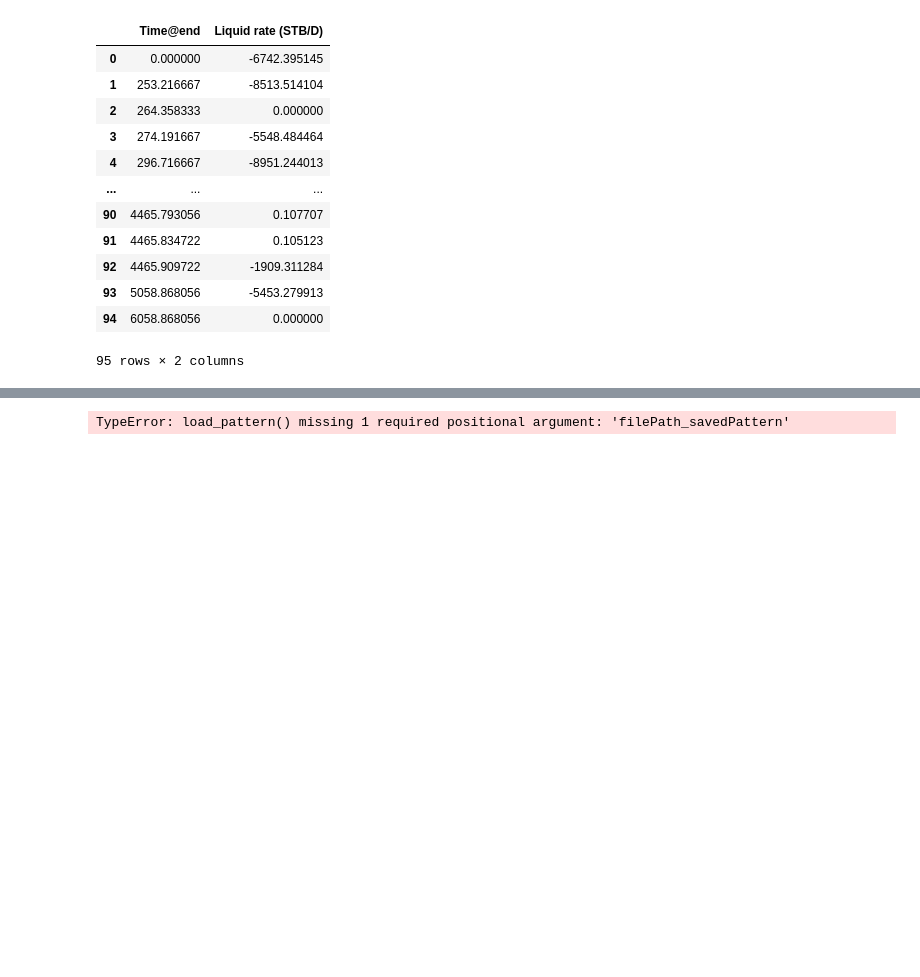
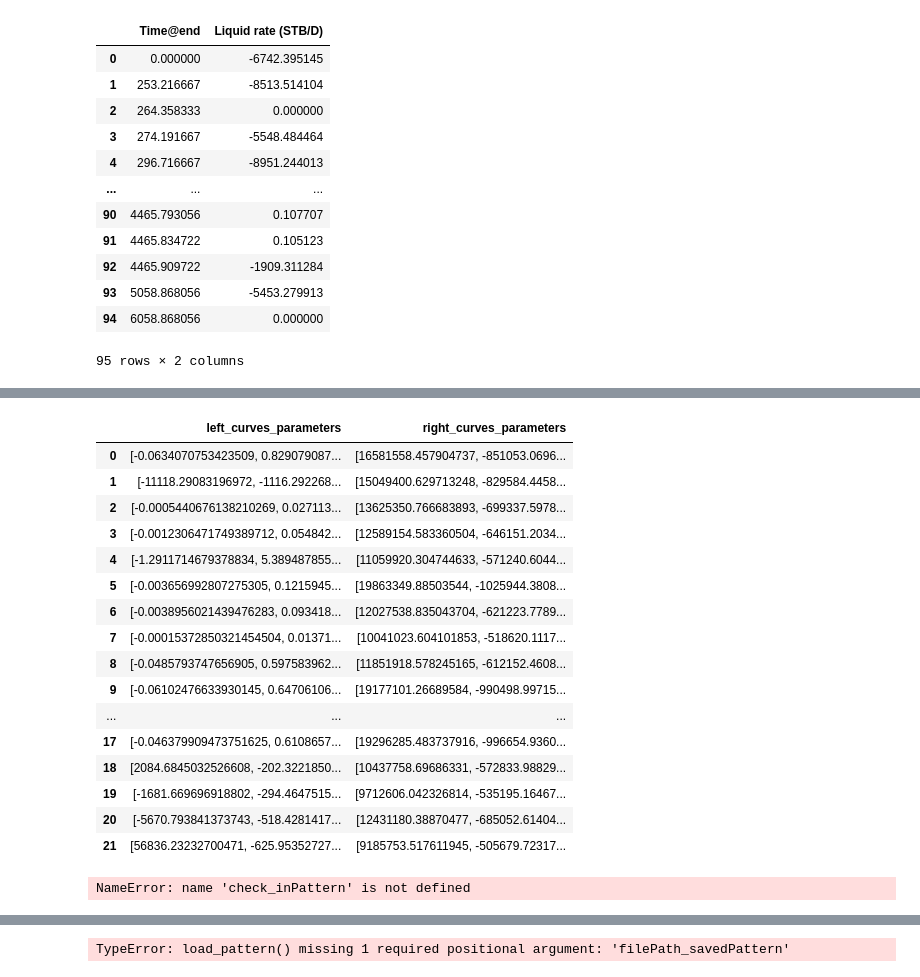
Before and after one commit to juneciel510/transient_identification, a Jupyter notebook: source_code/create_pattern.ipynb, the cells around one changed output, grey strips where cells are left out. Cells and saved outputs as stored; diff of their text form; code cells hidden in the pictures; blank space fills up the shorter version.

```diff
--- a/source_code/create_pattern.ipynb
+++ b/source_code/create_pattern.ipynb
@@ -472,0 +543,20 @@ learn_pattern.parameters_pattern
+# %%
+identfication_UsePattern.parameters_allCurves
+# %% [output]
+|  | left_curves_parameters | right_curves_parameters |
+| 0 | [-0.0634070753423509, 0.829079087... | [16581558.457904737, -851053.0696... |
+| 1 | [-11118.29083196972, -1116.292268... | [15049400.629713248, -829584.4458... |
+| 2 | [-0.0005440676138210269, 0.027113... | [13625350.766683893, -699337.5978... |
+| 3 | [-0.0012306471749389712, 0.054842... | [12589154.583360504, -646151.2034... |
+| 4 | [-1.2911714679378834, 5.389487855... | [11059920.304744633, -571240.6044... |
+| 5 | [-0.003656992807275305, 0.1215945... | [19863349.88503544, -1025944.3808... |
+| 6 | [-0.0038956021439476283, 0.093418... | [12027538.835043704, -621223.7789... |
+| 7 | [-0.00015372850321454504, 0.01371... | [10041023.604101853, -518620.1117... |
+| 8 | [-0.0485793747656905, 0.597583962... | [11851918.578245165, -612152.4608... |
+| 9 | [-0.06102476633930145, 0.64706106... | [19177101.26689584, -990498.99715... |
+| ... | ... | ... |
+| 17 | [-0.046379909473751625, 0.6108657... | [19296285.483737916, -996654.9360... |
+| 18 | [2084.6845032526608, -202.3221850... | [10437758.69686331, -572833.98829... |
+| 19 | [-1681.669696918802, -294.4647515... | [9712606.042326814, -535195.16467... |
+| 20 | [-5670.793841373743, -518.4281417... | [12431180.38870477, -685052.61404... |
+| 21 | [56836.23232700471, -625.95352727... | [9185753.517611945, -505679.72317... |
@@ -473,3 +570,5 @@ learn_pattern.parameters_pattern
 # %%
-breakpoints=learn_pattern.predict(pressure_measure,pressure_time)
+breakpoints=identfication_UsePattern.predict(pressure_measure,pressure_time)
+# %% [output]
+NameError: name 'check_inPattern' is not defined
 # %%
```
Also changed, not shown: parts of 9 cells of this notebook.
